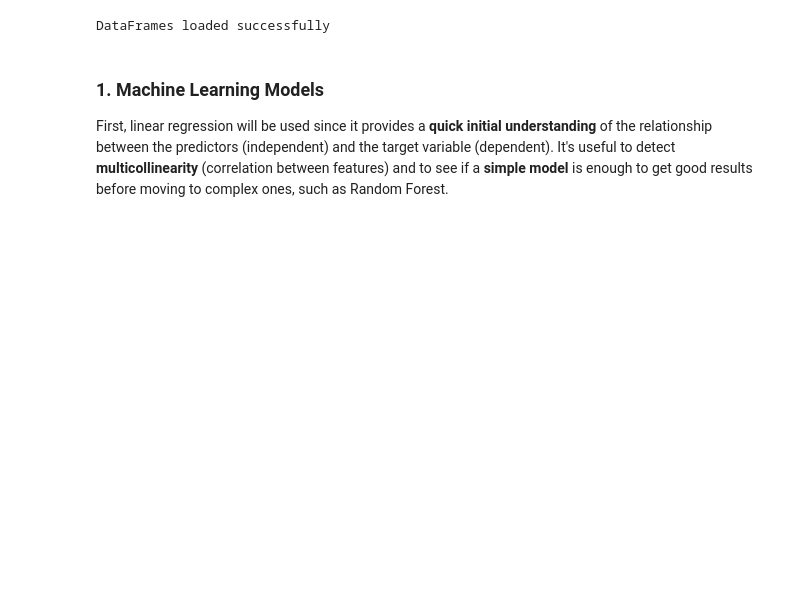
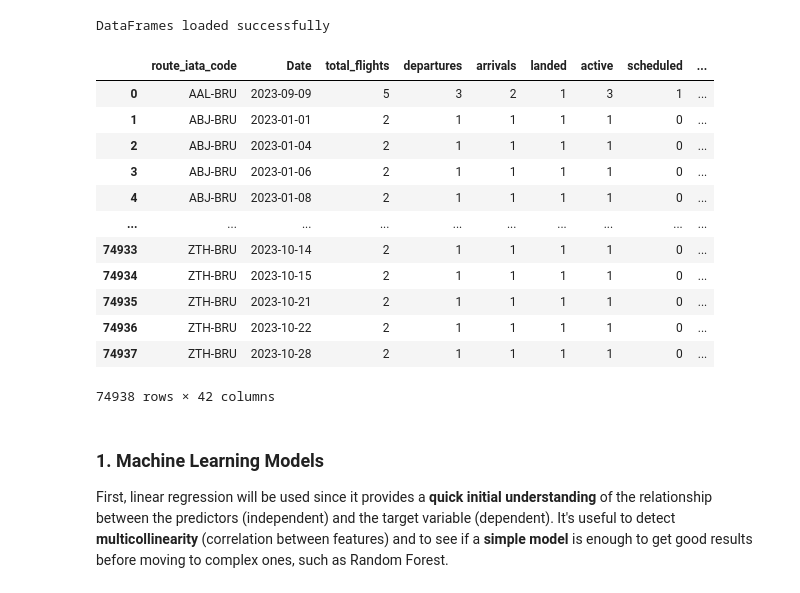
Before and after one commit to DT-Service-Consulting/avstats, a Jupyter notebook: avstats/AvStats_ML.ipynb, the cells around one changed output. Cells and saved outputs as stored; diff of their text form; code cells hidden in the pictures; blank space fills up the shorter version.

```diff
--- a/avstats/AvStats_ML.ipynb
+++ b/avstats/AvStats_ML.ipynb
@@ -69,6 +76,22 @@ df_weather_encoded = pd.read_csv(os.path.join("..", "data", "df_weather_encoded.
 print("DataFrames loaded successfully")
 # %% [output]
 DataFrames loaded successfully
+# %%
+df_weather_daily
+# %% [output]
+|  | route_iata_code | Date | total_flights | departures | arrivals | landed | active | scheduled | ... |
+| 0 | AAL-BRU | 2023-09-09 | 5 | 3 | 2 | 1 | 3 | 1 | ... |
+| 1 | ABJ-BRU | 2023-01-01 | 2 | 1 | 1 | 1 | 1 | 0 | ... |
+| 2 | ABJ-BRU | 2023-01-04 | 2 | 1 | 1 | 1 | 1 | 0 | ... |
+| 3 | ABJ-BRU | 2023-01-06 | 2 | 1 | 1 | 1 | 1 | 0 | ... |
+| 4 | ABJ-BRU | 2023-01-08 | 2 | 1 | 1 | 1 | 1 | 0 | ... |
+| ... | ... | ... | ... | ... | ... | ... | ... | ... | ... |
+| 74933 | ZTH-BRU | 2023-10-14 | 2 | 1 | 1 | 1 | 1 | 0 | ... |
+| 74934 | ZTH-BRU | 2023-10-15 | 2 | 1 | 1 | 1 | 1 | 0 | ... |
+| 74935 | ZTH-BRU | 2023-10-21 | 2 | 1 | 1 | 1 | 1 | 0 | ... |
+| 74936 | ZTH-BRU | 2023-10-22 | 2 | 1 | 1 | 1 | 1 | 0 | ... |
+| 74937 | ZTH-BRU | 2023-10-28 | 2 | 1 | 1 | 1 | 1 | 0 | ... |
+74938 rows × 42 columns
 # %% [markdown]
 ### **1. Machine Learning Models**
 First, linear regression will be used since it provides a **quick initial understanding** of the relationship between the predictors (independent) and the target variable (dependent). It's useful to detect **multicollinearity** (correlation between features) and to see if a **simple model** is enough to get good results before moving to complex ones, such as Random Forest.
```
Also changed, not shown: parts of 13 cells of this notebook, 5 other files.
